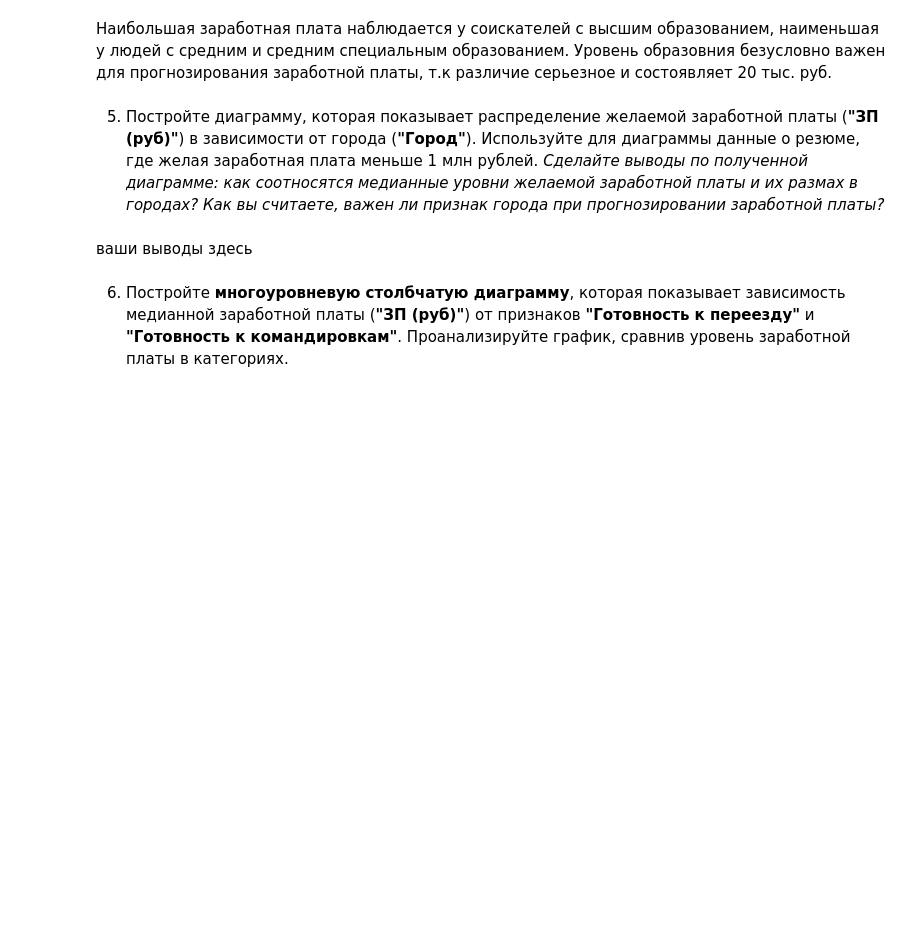
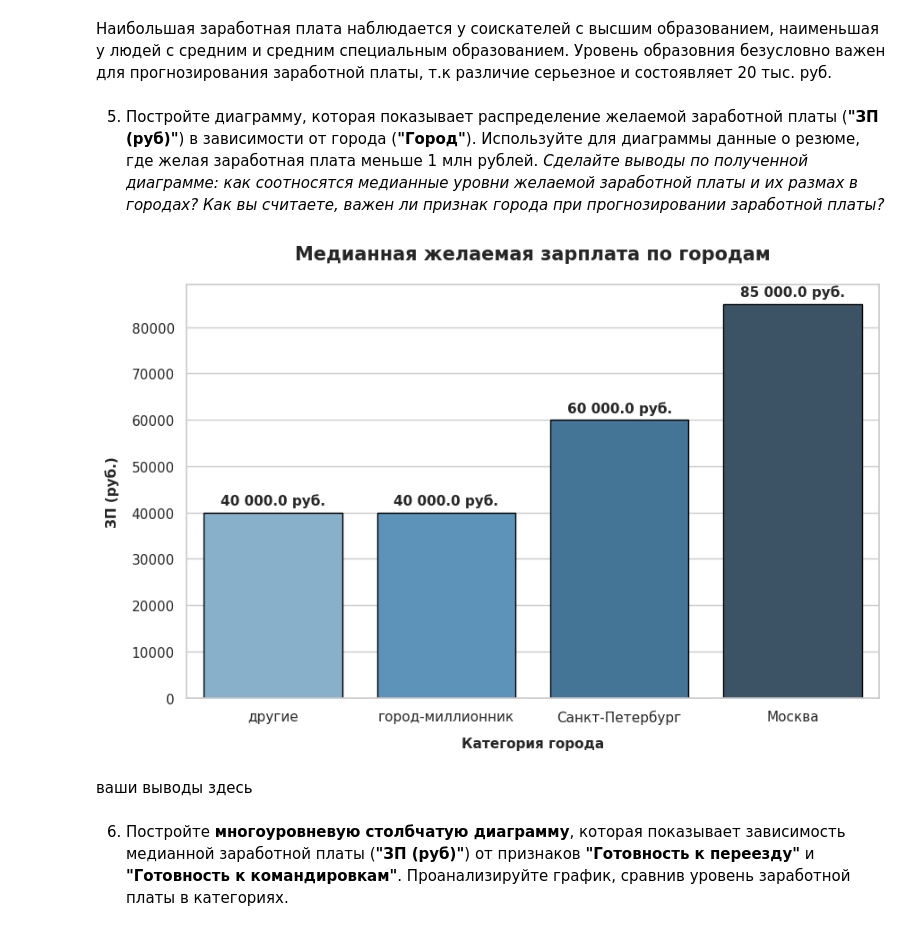
Before and after one commit to rostovcevartem209/hh_database, a Jupyter notebook: hh_database_project.ipynb, the cells around one changed output. Saved outputs shown, nothing was run; the diff lists cells and outputs as text; code cells hidden in the pictures; blank space fills up the shorter version.

```diff
--- a/hh_database_project.ipynb
+++ b/hh_database_project.ipynb
@@ -626,3 +625,38 @@ plt.show()
+# %%
+grouped_city = db_curr[db_curr['ЗП (руб)']<1_000_000].groupby(by='Город',as_index=False)['ЗП (руб)'].median()
+grouped_city = grouped_city.sort_values(by='ЗП (руб)')
+
+sns.set_theme(style="whitegrid")
+plt.figure(figsize=(9,6))
+
+ax = sns.barplot(
+    data=grouped_city,
+    x = 'Город',
+    y='ЗП (руб)',
+    palette='Blues_d',
+    hue = 'Город',
+    edgecolor = 'black',
+    legend=False
+)
+
+for container in ax.containers:
+  ax.bar_label(
+      container,
+      fmt=lambda x: f'{x:,}'.replace(',',' ') + ' руб.',
+      label_type = 'edge',
+      fontsize = 11,
+      fontweight = 'bold',
+      padding=4
+  )
+
+plt.title('Медианная желаемая зарплата по городам', fontsize=15, fontweight='bold', pad=20)
+plt.xlabel('Категория города', fontsize=11, fontweight='bold', labelpad=10)
+plt.ylabel('ЗП (руб.)', fontsize=11, fontweight='bold', labelpad=10)
+
+plt.tight_layout()
+plt.show()
+# %% [output]
+[figure, added]
 # %% [markdown]
 ваши выводы здесь
 # %% [markdown]
```
Also changed, not shown: parts of 7 cells of this notebook.
